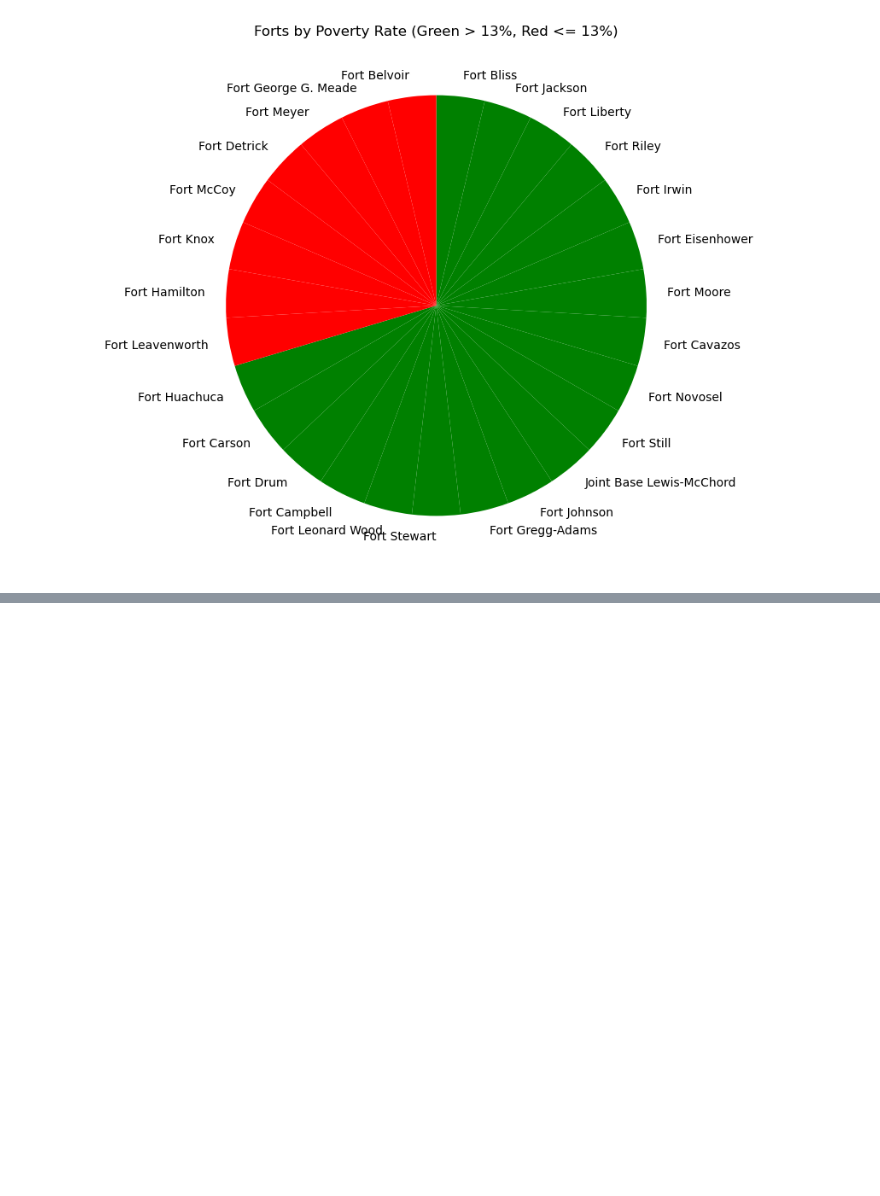
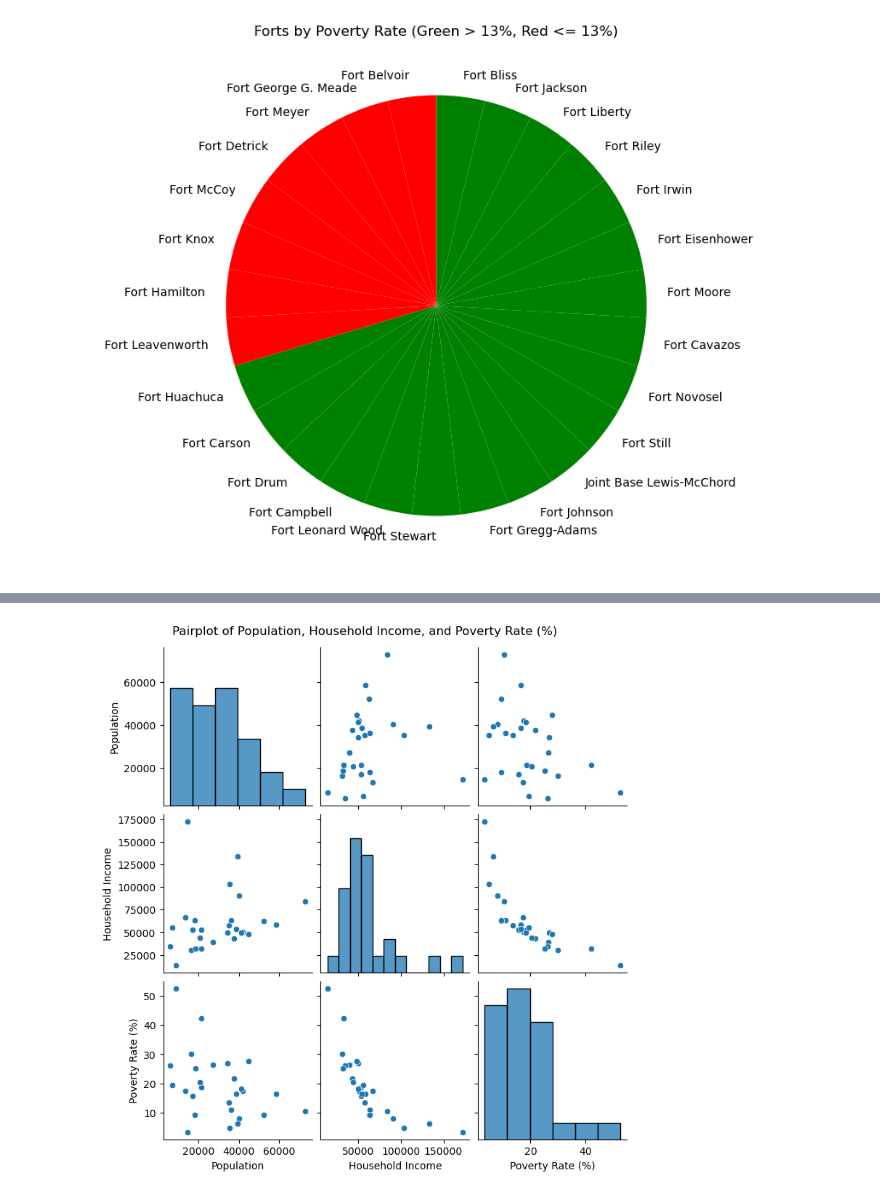
Before and after one commit to snystrom-github/Group8_Project1, a Jupyter notebook: Project_File_Final - Martin.ipynb, the cells around one changed output, grey strips where cells are left out. Cells and saved outputs as stored; diff of their text form; code cells hidden in the pictures; blank space fills up the shorter version.

```diff
--- a/Project_File_Final - Martin.ipynb
+++ b/Project_File_Final - Martin.ipynb
@@ -392,0 +433,6 @@ KeyError: 'Population'
+# %%
+sns.pairplot(census_pd[["Population", "Household Income", "Poverty Rate (%)"]])
+plt.suptitle("Pairplot of Population, Household Income, and Poverty Rate (%)", y=1.02)
+plt.show()
+# %% [output]
+[figure, added]
```
Also changed, not shown: parts of 7 cells of this notebook, 2 other files.
